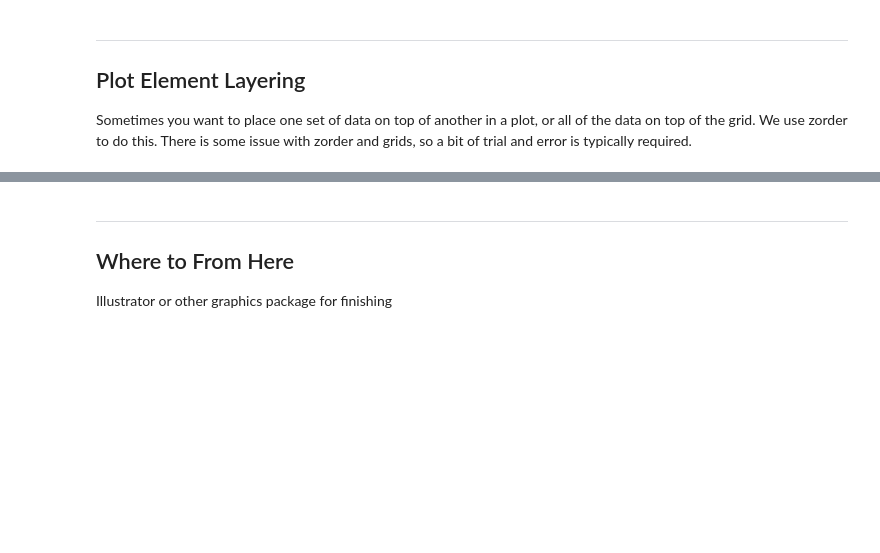
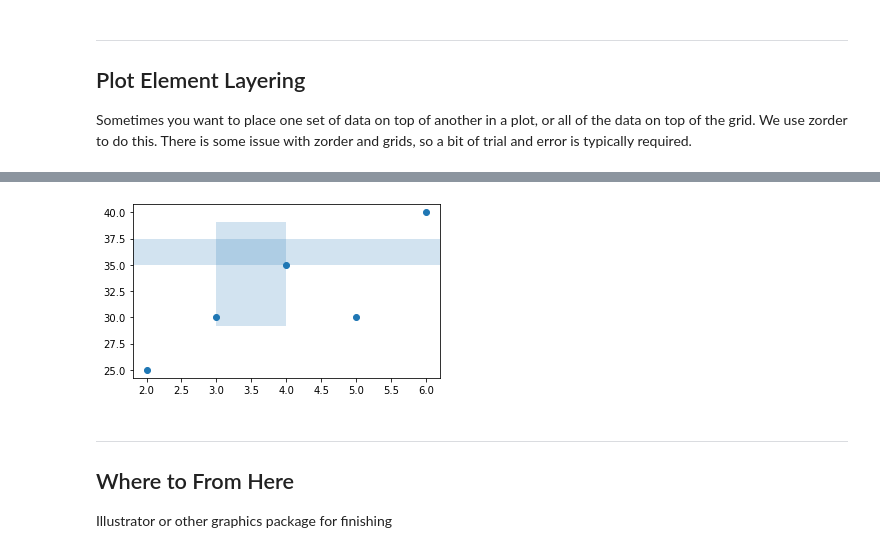
Before and after one commit to ICWallis/tutorial-publication-ready-figures, a Jupyter notebook: 2-advanced.ipynb, the cells around one changed output, grey strips where cells are left out. Saved outputs shown, nothing was run; the diff lists cells and outputs as text; code cells hidden in the pictures; blank space fills up the shorter version.

```diff
--- a/2-advanced.ipynb
+++ b/2-advanced.ipynb
@@ -146,3 +211,36 @@ ax.grid(linewidth=3)
+# %%
+fig, ax = plt.subplots(1,1,figsize=(5,3))
+plt.tight_layout()
+
+x = [2, 3, 4, 5, 6]
+y = [25, 30, 35, 30, 40]
+
+ax.scatter(x, y)
+
+# span x axis
+ax.axvspan(
+    3, # min on x axis
+    4, # max on x axis
+    ymin=0.3, # bottom of box, propotion from 0-1
+    ymax=0.9,  # top of box, propotion from 0-1
+    alpha=0.2,
+)
+
+# span y axis
+ax.axhspan(
+    35,
+    37.5,
+    alpha=0.2,
+    # add kwarg xmin and xmax
+);
+
+# other kwargs to try
+# color = '' # named colour or hex value
+# hatch = '' # '/'  '\'  '|'  '-'  '+'  'x'  'o'  'O'  '.'  '*'
+# edgecolor = '' # named colour or hex value
+# facecolor = '' # named colour or hex value
+# %% [output]
+[figure, added]
 # %% [markdown]
 ---
 ## Where to From Here
```
Also changed, not shown: parts of 6 cells of this notebook.
